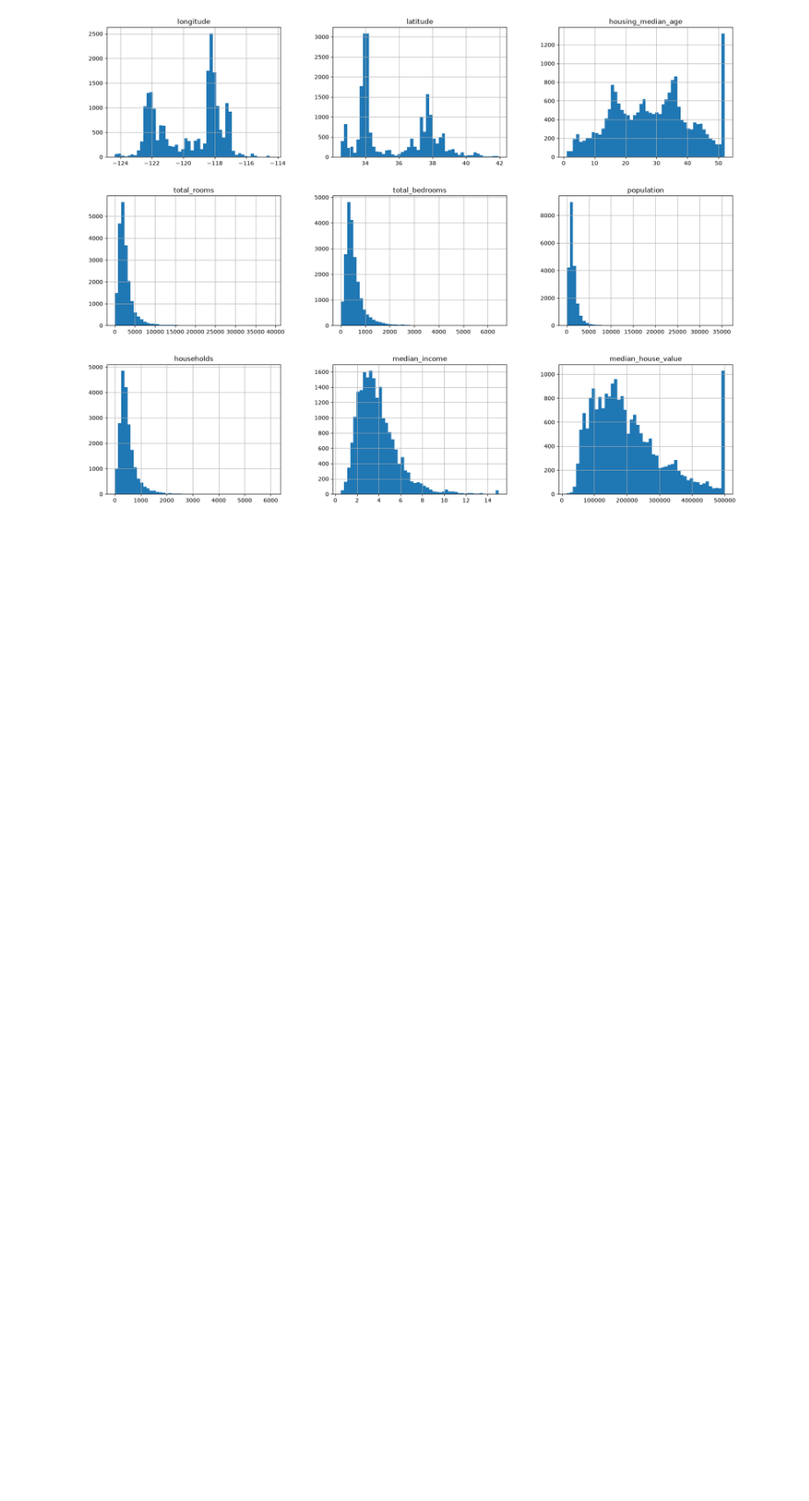
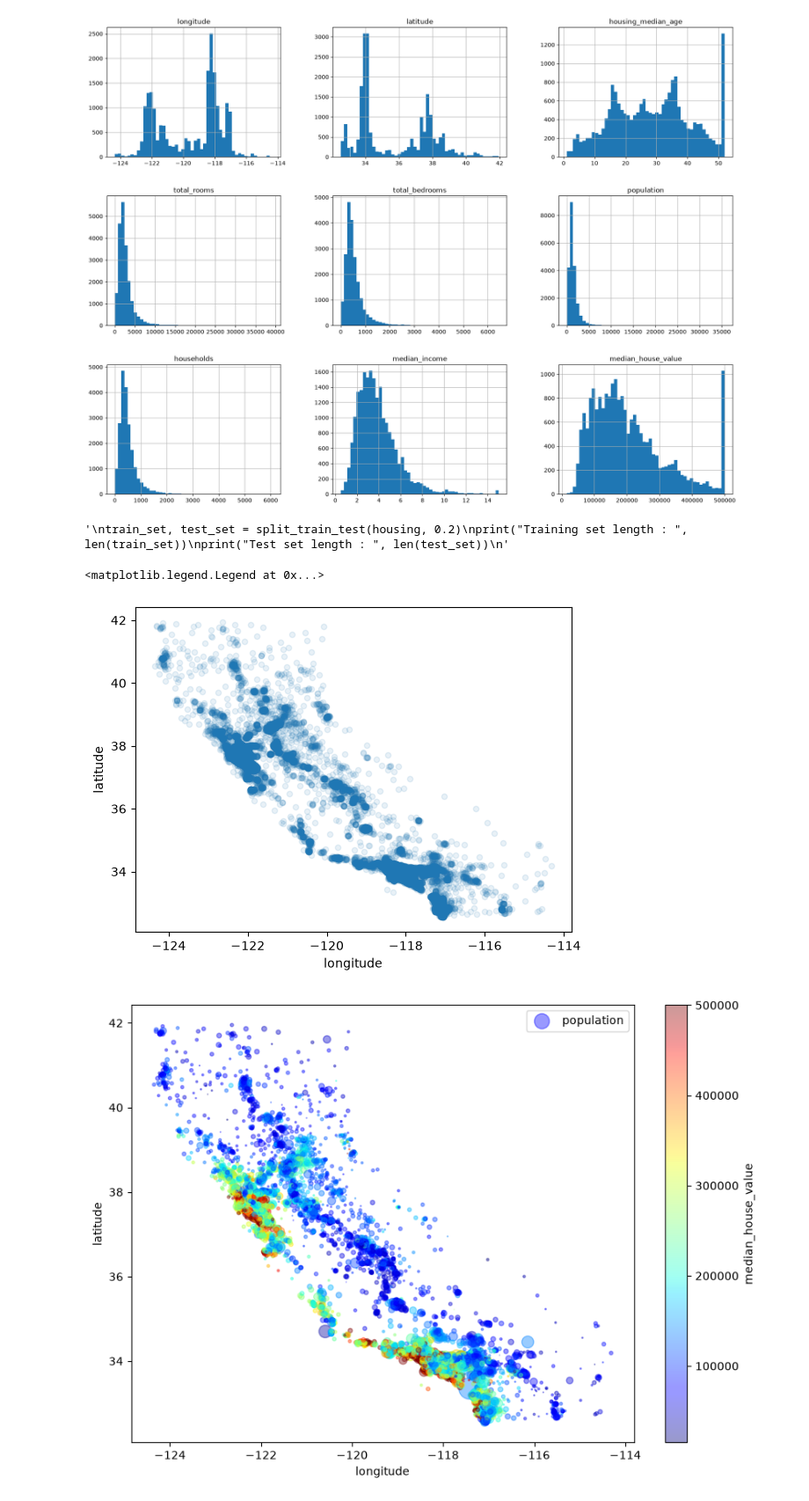
Before and after one commit to AdityaJ-26/PricePrediction, a Jupyter notebook: Housing.ipynb, the cells around one changed output. Shown at 88% size. Cells and saved outputs as stored; diff of their text form; code cells hidden in the pictures; blank space fills up the shorter version.

Commit message:
chore: split test set
chore: impute missing values to improve model efficiency

chore: handle ocean_proximity text attribute, convert to numerical data using one-hot encoding

```diff
--- a/Housing.ipynb
+++ b/Housing.ipynb
@@ -68,2 +40,23 @@ plt.show()
 # %% [output]
 [figure]
+# %%
+# TRAINING AND TEST SET SPLITTING
+
+import numpy as np
+
+# this method creates test set by randomly choosing test_ratio % of instances from training set
+# does not works as each time the test set will be random and even with seeding of random function, with new data the test set will change
+def split_train_test(data, test_ratio):
+    shuffled_indices = np.random.permutation(len(data))
+    test_set_size = int(len(data) * test_ratio)
+    test_indices = shuffled_indices[:test_set_size]
+    train_indices = shuffled_indices[test_set_size:]
+    return data.iloc[train_indices], data.iloc[test_indices]
+
+'''
+train_set, test_set = split_train_test(housing, 0.2)
+print("Training set length : ", len(train_set))
+print("Test set length : ", len(test_set))
+'''
+# %% [output]
+'\ntrain_set, test_set = split_train_test(housing, 0.2)\nprint("Training set length : ", len(train_set))\nprint("Test set length : ", len(test_set))\n'
@@ -69,0 +98,49 @@ plt.show()
+# %%
+# another way to create data sets is by choosing the test set, that is the representative of whole data
+# in this case we choose median_income as an important features, and creates strata for median_income values,
+# since most of the instances have median_income values between 0.5 to 6, we create 5 subgroups in this range,
+# because it is important to have sufficient no of instances in each strata and not too many stratums
+
+# this creates income category with 5 split/ranges
+housing["income_cat"] = pd.cut(housing["median_income"],
+                            bins=[0., 1.5, 3.0, 4.5, 6., np.inf],
+                            labels=[1, 2, 3, 4, 5])
+# displays the histogram for data ditruibution over median_income
+'''
+housing["income_cat"].hist()
+'''
+
+# this uses sklearn for stratified sampling of the above created feature
+from sklearn.model_selection import StratifiedShuffleSplit
+
+split = StratifiedShuffleSplit(n_splits=1, test_size=0.2, random_state=42)
+for train_index, test_index in split.split(housing, housing["income_cat"]):
+    strat_train_set = housing.loc[train_index]
+    strat_test_set = housing.loc[test_index]
+
+# both the sets have same distribution for income_cat attribute
+'''
+print(strat_test_set["income_cat"].value_counts() / len(strat_test_set))
+housing["income_cat"].value_counts() / len(housing)
+'''
+
+# removing income_cat attribute
+for set_ in (strat_test_set, strat_train_set):
+    set_.drop("income_cat", axis=1, inplace=True)
+# %%
+# VISUALISING DATA (TRAINING SET)
+
+housing = strat_train_set.copy()
+
+housing.plot(kind="scatter", x="longitude", y="latitude", alpha=0.1)
+
+# using plot for housing_prices, where radius of circle represent population and the color represents the price,
+# using predefined color map jet (blue, low prices -> red, high prices)
+housing.plot(kind="scatter", x="longitude", y="latitude", alpha=0.4,
+             s=housing["population"]/100, label="population", figsize=(10,7),
+             c="median_house_value", cmap=plt.get_cmap("jet"), colorbar=True)
+plt.legend()
+# %% [output]
+<matplotlib.legend.Legend at 0x...>
+[figure, added]
+[figure, added]
```
Also changed, not shown: parts of 8 cells of this notebook, 1 other file.
